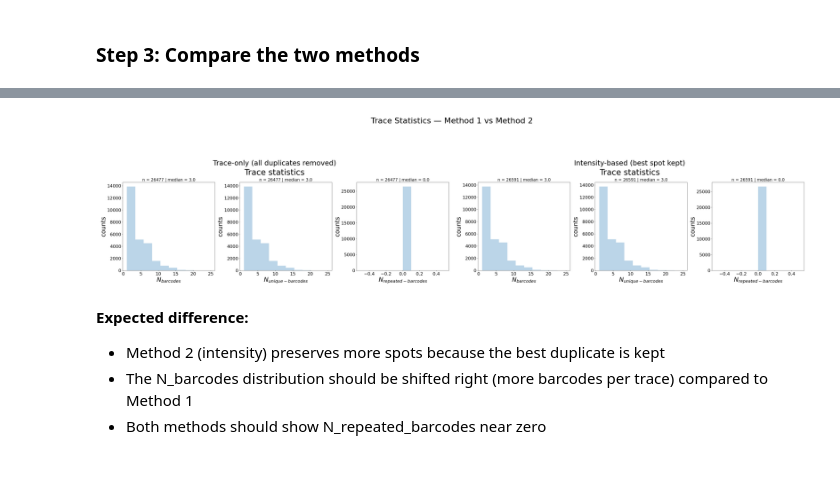
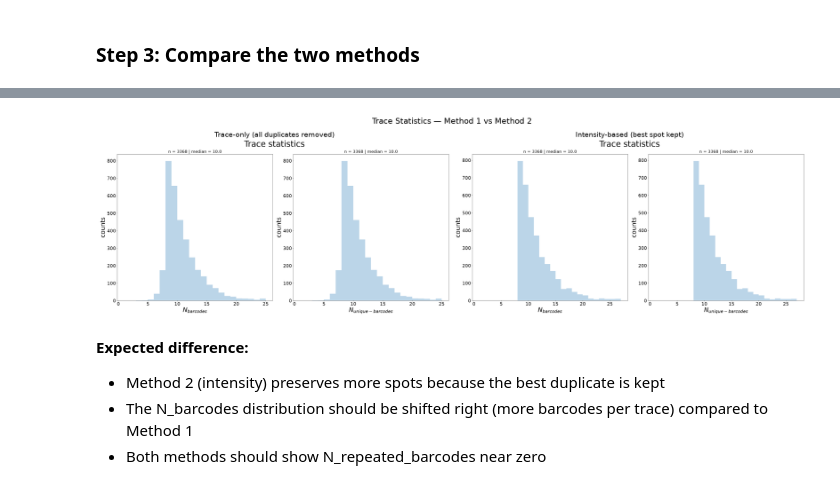
Before and after one commit to pyHi-M/traceratops, a Jupyter notebook: docs/source/tutorials/tutorial_04_filter_duplicates.ipynb, the cells around one changed output, grey strips where cells are left out. Saved outputs shown, nothing was run; the diff lists cells and outputs as text; code cells hidden in the pictures.

```diff
--- a/docs/source/tutorials/tutorial_04_filter_duplicates.ipynb
+++ b/docs/source/tutorials/tutorial_04_filter_duplicates.ipynb
@@ -97,7 +101,7 @@ Finished execution
 # %%
 # Before vs after: Trace Statistics
 before = f"{dest_path}/merged_traces_trace_statistics.png"
-after = f"{dest_path}/merged_traces_cleaned_trace_statistics.png"
+after = f"{dest_path}/merged_traces_filtered_cleaned_trace_statistics.png"
 
 fig, axes = plt.subplots(1, 2, figsize=(20, 6))
 for ax, f, title in zip(axes, [before, after],
@@ -113,7 +117,7 @@ plt.show()
 # %%
 # Before vs after: Barcode Repetition Frequencies
-before = f"{dest_path}/merged_traces_relative_barcode_frequencies.png"
-after = f"{dest_path}/merged_traces_cleaned_relative_barcode_frequencies.png"
+before = f"{dest_path}/merged_traces_filtered_relative_barcode_frequencies.png"
+after = f"{dest_path}/merged_traces_filtered_cleaned_relative_barcode_frequencies.png"
 
 fig, axes = plt.subplots(1, 2, figsize=(20, 6))
 for ax, f, title in zip(axes, [before, after],
@@ -240,21 +252,21 @@ $ Saved KDE projection plot: /home/xdevos/Repositories/pyHi-M/traceratops/data/o
 Finished execution
 # %%
 # Compare: trace-only vs intensity-based
-trace_only = f"{dest_path}/merged_traces_cleaned_trace_statistics.png"
-intensity = f"{dest_path}/merged_traces_cleaned_intensity_trace_statistics.png"
+trace_only = f"{dest_path}/merged_traces_filtered_cleaned_trace_statistics.png"
+intensity = f"{dest_path}/merged_traces_filtered_cleaned_intensity_trace_statistics.png"
 
 fig, axes = plt.subplots(1, 2, figsize=(20, 6))
 for ax, f, title in zip(axes, [trace_only, intensity],
                          ["Trace-only (all duplicates removed)",
                           "Intensity-based (best spot kept)"]):
     ax.imshow(mpimg.imread(f))
     ax.set_title(title, fontsize=14)
     ax.axis('off')
 fig.suptitle("Trace Statistics — Method 1 vs Method 2", fontsize=16)
 plt.tight_layout()
 plt.show()
 # %% [output]
-[figure, old version]
+[figure, new version]
 # %% [markdown]
 **Expected difference:**
 - Method 2 (intensity) preserves more spots because the best duplicate is kept
```
Also changed, not shown: parts of 9 cells of this notebook, 17 other files.
